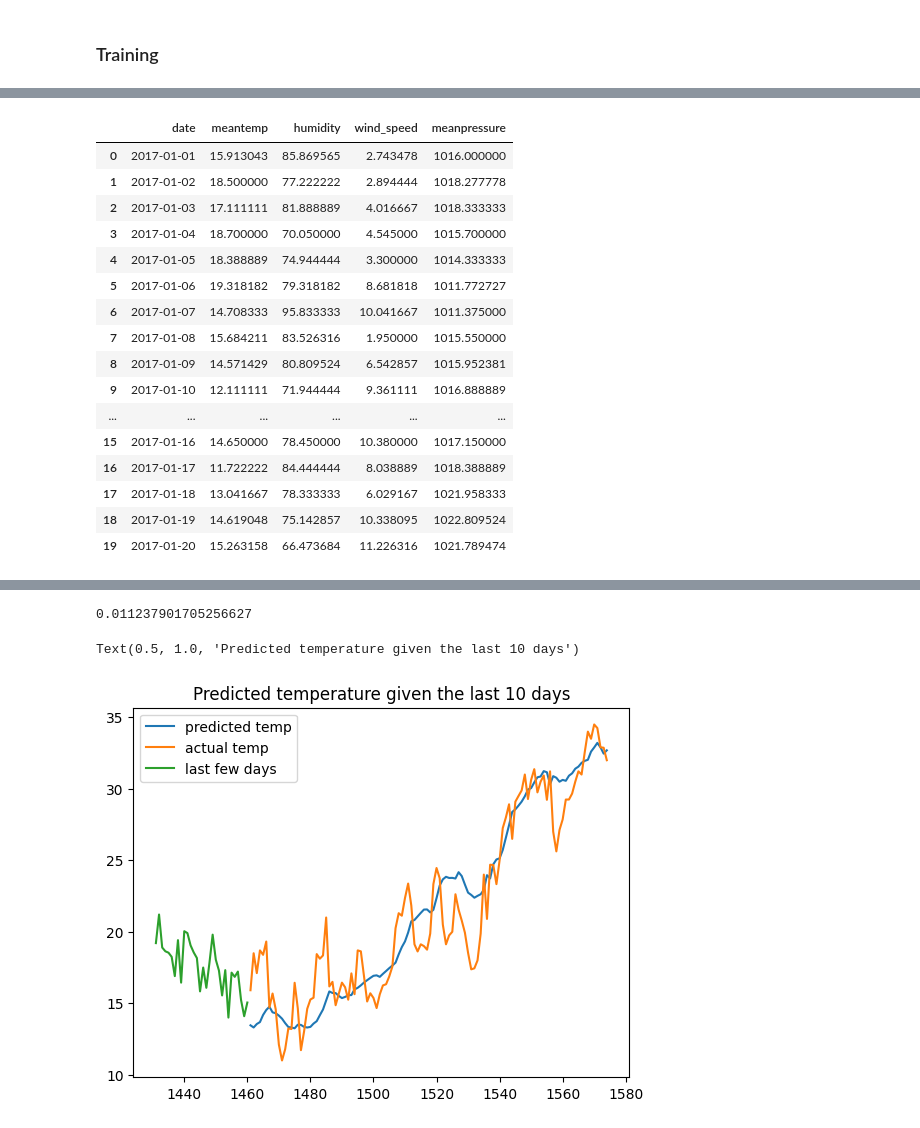
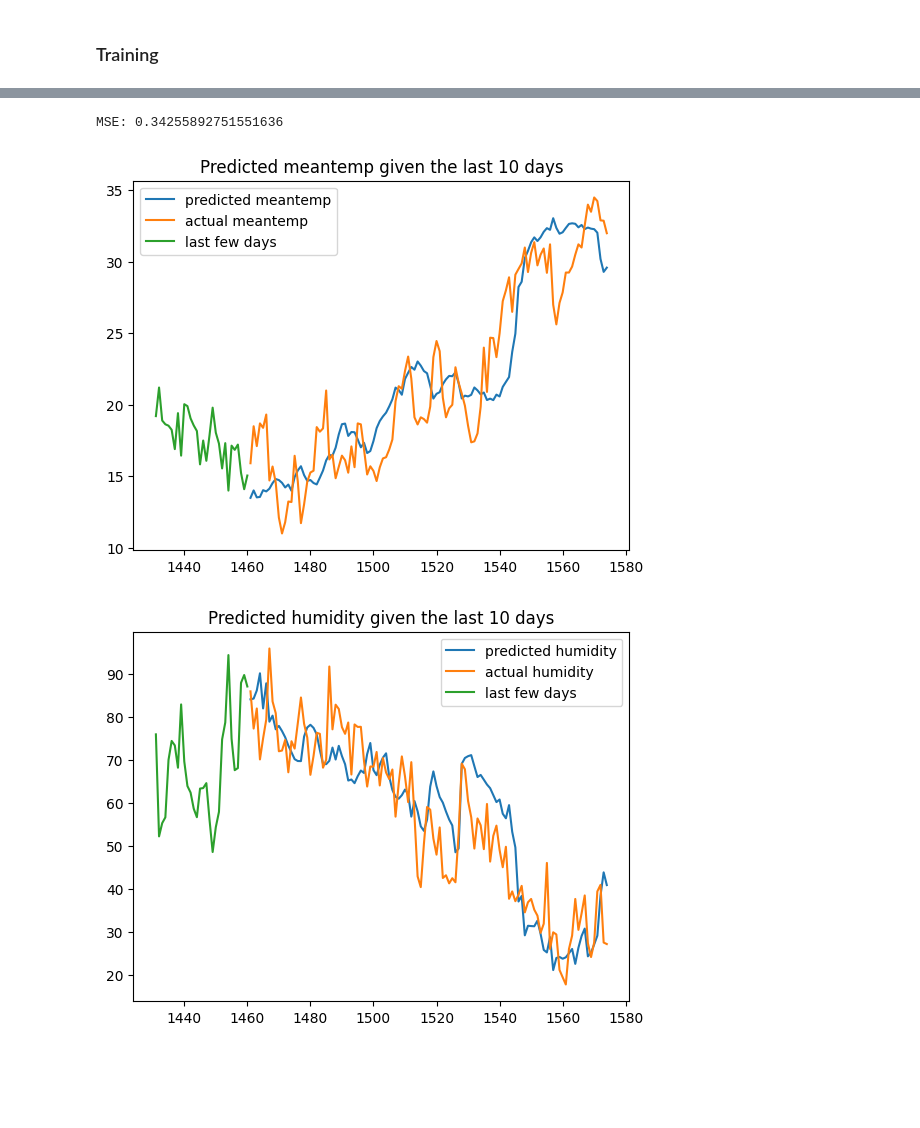
Before and after one commit to mattgomer/ML_experimentation, a Jupyter notebook: time_series/Delhi_weather.ipynb, the cells around one changed output, grey strips where cells are left out. Drawn from its saved outputs; the diff is of its cells as text; code cells hidden in the pictures; blank space fills up the shorter version.

```diff
--- a/time_series/Delhi_weather.ipynb
+++ b/time_series/Delhi_weather.ipynb
@@ -119,16 +102,17 @@ print(np.shape(y))
 
 model = Sequential([
     Dense(64,input_shape=(X.shape[1], X.shape[2])), #I find these layers help map relationships between features
+    Dropout(0.2),
     Dense(64,input_shape=(X.shape[1], X.shape[2])),
     Dropout(0.2),
-    LSTM(64, return_sequences=True),#,kernel_regularizer=l2(0.01)), # I considered regularization but used dropout instead
+    LSTM(64, return_sequences=True, kernel_regularizer=l2(0.01)), # Regularization and dropout to prevent overfitting
     Dropout(0.2),
-    LSTM(32,return_sequences=True),
+    LSTM(32,return_sequences=True, kernel_regularizer=l2(0.01)),
     Dropout(0.2),
     LSTM(16),
-    Dense(1) # Output layer with one unit since we are predicting a single value
+    Dense(np.shape(y)[1]) # Output layer with units predicting the y values
 ])
 
 model.compile(optimizer='adam', loss='mse')
-history=model.fit(X, y, epochs=25, verbose=1)
+history=model.fit(X, y, epochs=200, verbose=0)
 # %% [output]
@@ -174,6 +141,10 @@ last_10_days=start_df.tail(13)
 evaluate_df = pd.concat([last_10_days, test], ignore_index=True)
 #evaluate same features:
 def add_features_test(init_df):
+    #clean up unphysical values
+    mean_pressure = init_df['meanpressure'][(init_df['meanpressure'] >= 980) & (init_df['meanpressure'] <= 1200)].mean()
+    init_df['meanpressure'] = init_df['meanpressure'].apply(lambda x: mean_pressure if x < 980 or x > 1200 else x)
+
     init_df['days_since_start'] = (pd.to_datetime(init_df['date'])-pd.to_datetime(start_df['date'][0])).dt.days
     cols = ['days_since_start'] + [col for col in init_df.columns if col != 'days_since_start']
     test = init_df.copy()[cols]
@@ -182,11 +153,7 @@ def add_features_test(init_df):
     for quantity in ['meantemp','humidity','wind_speed','meanpressure']:
         #add a rolling average
         test[quantity+'_rolling'] = test[quantity].rolling(window=window_size).mean()
-        # now when adding Fourier features, need to remove linear trend fit on TRAINING data
-        linear_model = LinearRegression()
-        linear_model.fit(np.array(train['days_since_start']).reshape(-1, 1), train[quantity])
-        test[quantity+'_trend'] = linear_model.predict(np.array(init_df['days_since_start']).reshape(-1, 1))
-        test[quantity+'_detrended']=test[quantity]-test[quantity+'_trend']
+    #add Fourier phases as a feature
     T = 365
     K = 4
     for k in range(1, K + 1):
@@ -195,44 +162,28 @@ def add_features_test(init_df):
     test=test.fillna(method='bfill')
     return test
 evaluate_df=add_features_test(evaluate_df)
-test[:20]
-# %% [output]
-|  | date | meantemp | humidity | wind_speed | meanpressure |
-| 0 | 2017-01-01 | 15.913043 | 85.869565 | 2.743478 | 1016.000000 |
-| 1 | 2017-01-02 | 18.500000 | 77.222222 | 2.894444 | 1018.277778 |
-| 2 | 2017-01-03 | 17.111111 | 81.888889 | 4.016667 | 1018.333333 |
-| 3 | 2017-01-04 | 18.700000 | 70.050000 | 4.545000 | 1015.700000 |
-| 4 | 2017-01-05 | 18.388889 | 74.944444 | 3.300000 | 1014.333333 |
-| 5 | 2017-01-06 | 19.318182 | 79.318182 | 8.681818 | 1011.772727 |
-| 6 | 2017-01-07 | 14.708333 | 95.833333 | 10.041667 | 1011.375000 |
-| 7 | 2017-01-08 | 15.684211 | 83.526316 | 1.950000 | 1015.550000 |
-| 8 | 2017-01-09 | 14.571429 | 80.809524 | 6.542857 | 1015.952381 |
-| 9 | 2017-01-10 | 12.111111 | 71.944444 | 9.361111 | 1016.888889 |
-| ... | ... | ... | ... | ... | ... |
-| 15 | 2017-01-16 | 14.650000 | 78.450000 | 10.380000 | 1017.150000 |
-| 16 | 2017-01-17 | 11.722222 | 84.444444 | 8.038889 | 1018.388889 |
-| 17 | 2017-01-18 | 13.041667 | 78.333333 | 6.029167 | 1021.958333 |
-| 18 | 2017-01-19 | 14.619048 | 75.142857 | 10.338095 | 1022.809524 |
-| 19 | 2017-01-20 | 15.263158 | 66.473684 | 11.226316 | 1021.789474 |
 # %%
 def predict_next_day(df):
     X_test=scaler.transform(df)
     X_test = np.array(X_test).reshape(-1, 10, n_features)
     y=model.predict(X_test,verbose=0)
     return target_scaler.inverse_transform(y)
-prediction=[]
-actual=[]
+
+predictions=[]
+actuals=[]
 predicted_day=[]
 for index_to_check in range(13,len(evaluate_df)):
-    prediction.append(predict_next_day(evaluate_df.iloc[index_to_check-10:index_to_check]).squeeze())
-    actual.append(evaluate_df['meantemp'].iloc[index_to_check])
+    predictions.append(predict_next_day(evaluate_df.iloc[index_to_check-10:index_to_check]))
+    actuals.append(evaluate_df[['meantemp', 'humidity', 'wind_speed', 'meanpressure']].iloc[index_to_check])
     predicted_day.append(evaluate_df['days_since_start'].iloc[index_to_check])
-
-plt.plot(predicted_day,prediction,label='predicted temp')
-plt.plot(predicted_day,actual,label='actual temp')
-plt.plot(train['days_since_start'].iloc[-30:],train['meantemp'].iloc[-30:],label='last few days')
-print(np.mean(np.array(prediction)-np.array(actual))**2)
-
-plt.legend()
-plt.title('Predicted temperature given the last 10 days')
+predictions=np.array(predictions).squeeze()
+actuals=np.array(actuals)
+print('MSE:' , np.mean((target_scaler.transform(predictions)-target_scaler.transform(actuals))**2))
+for i, quality in enumerate(['meantemp', 'humidity', 'wind_speed', 'meanpressure']):
+    plt.plot(predicted_day,predictions[:,i],label='predicted '+quality)
+    plt.plot(predicted_day,actuals[:,i],label='actual '+quality)
+    plt.plot(train['days_since_start'].iloc[-30:],train[quality].iloc[-30:],label='last few days')
+    plt.legend()
+    plt.title('Predicted '+quality+' given the last 10 days')
+    plt.show()
 # %% [output]
@@ -243,3 +194,3 @@ plt.title('Predicted temperature given the last 10 days')
-0.011237901705256627
+MSE: 0.34255892751551636
-Text(0.5, 1.0, 'Predicted temperature given the last 10 days')
-[figure, old version]
+[figure, new version]
+[figure, added]
```
Also changed, not shown: parts of 15 cells of this notebook.
